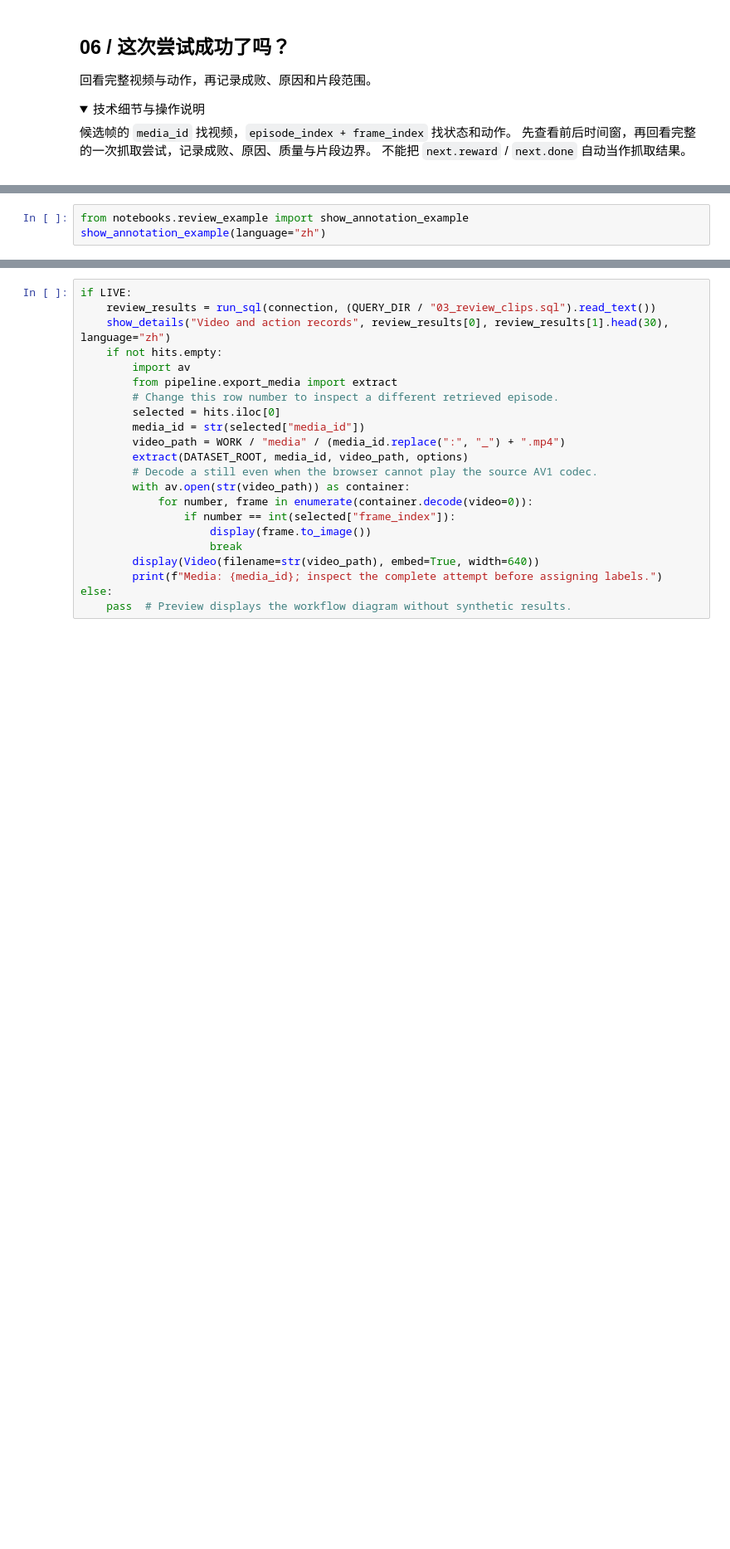
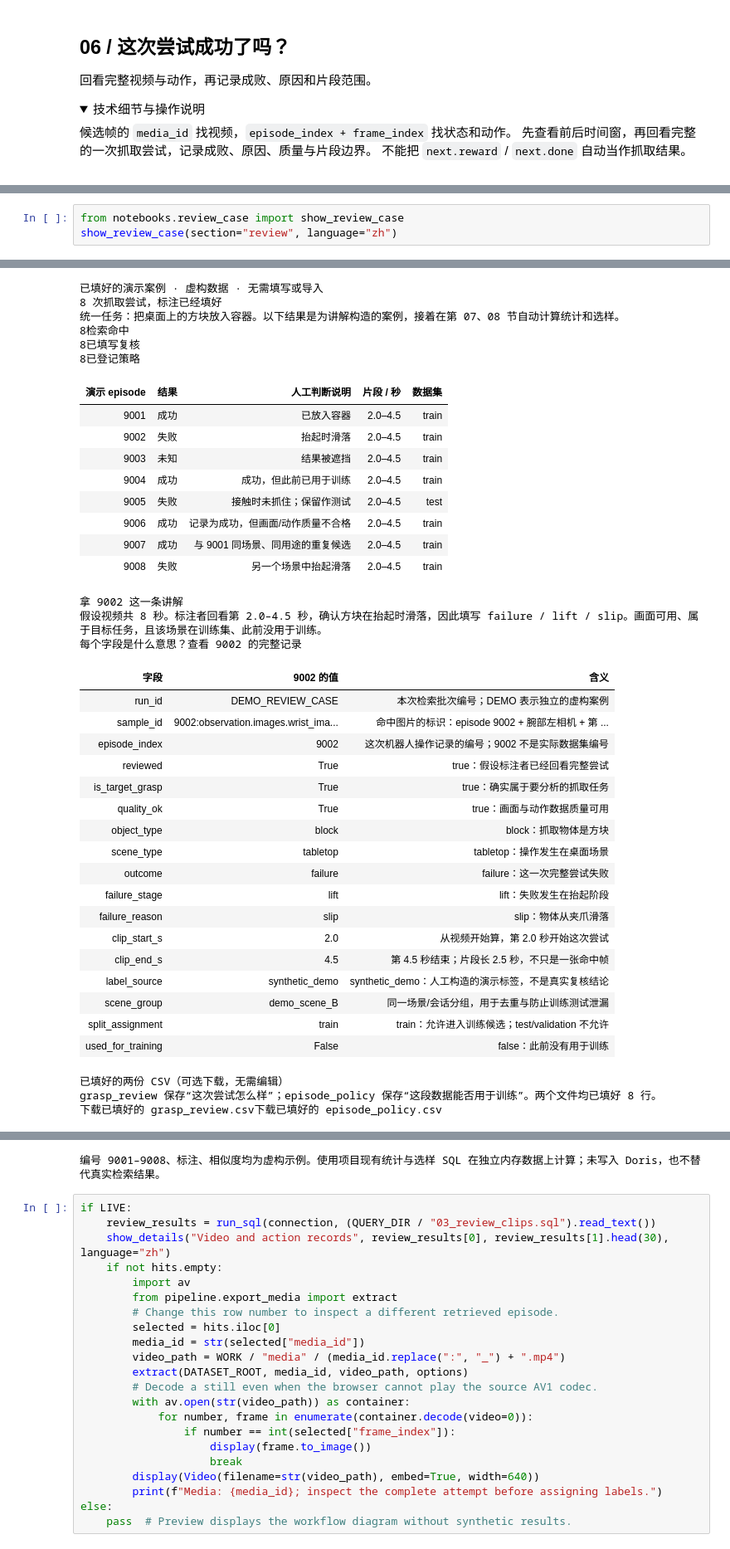
Before and after one commit to Gabriel39/RoboLens, a Jupyter notebook: notebooks/droid100_end_to_end.ipynb, the cells around one changed output, grey strips where cells are left out. Shown at 83% size. Saved outputs shown, nothing was run; the diff lists cells and outputs as text; folded sections open; blank space fills up the shorter version.

```diff
--- a/notebooks/droid100_end_to_end.ipynb
+++ b/notebooks/droid100_end_to_end.ipynb
@@ -313,6 +313,6 @@ display(SVG(filename=str(PROJECT / "notebooks/assets/06_review.svg")))
 # %% [output]
 [drawing not drawn]
 # %%
-from notebooks.review_example import show_annotation_example
-show_annotation_example(language="zh")
+from notebooks.review_case import show_review_case
+show_review_case(section="review", language="zh")
 # %% [output]
@@ -319,0 +319,39 @@ show_annotation_example(language="zh")
+已填好的演示案例 · 虚构数据 · 无需填写或导入
+8 次抓取尝试，标注已经填好
+统一任务：把桌面上的方块放入容器。以下结果是为讲解构造的案例，接着在第 07、08 节自动计算统计和选样。
+8检索命中
+8已填写复核
+8已登记策略
+| 演示 episode | 结果 | 人工判断说明 | 片段 / 秒 | 数据集 |
+| 9001 | 成功 | 已放入容器 | 2.0–4.5 | train |
+| 9002 | 失败 | 抬起时滑落 | 2.0–4.5 | train |
+| 9003 | 未知 | 结果被遮挡 | 2.0–4.5 | train |
+| 9004 | 成功 | 成功，但此前已用于训练 | 2.0–4.5 | train |
+| 9005 | 失败 | 接触时未抓住；保留作测试 | 2.0–4.5 | test |
+| 9006 | 成功 | 记录为成功，但画面/动作质量不合格 | 2.0–4.5 | train |
+| 9007 | 成功 | 与 9001 同场景、同用途的重复候选 | 2.0–4.5 | train |
+| 9008 | 失败 | 另一个场景中抬起滑落 | 2.0–4.5 | train |
+拿 9002 这一条讲解
+假设视频共 8 秒。标注者回看第 2.0–4.5 秒，确认方块在抬起时滑落，因此填写 failure / lift / slip。画面可用、属于目标任务，且该场景在训练集、此前没用于训练。
+每个字段是什么意思？查看 9002 的完整记录
+| 字段 | 9002 的值 | 含义 |
+| run_id | DEMO_REVIEW_CASE | 本次检索批次编号；DEMO 表示独立的虚构案例 |
+| sample_id | 9002:observation.images.wrist_ima... | 命中图片的标识：episode 9002 + 腕部左相机 + 第 ... |
+| episode_index | 9002 | 这次机器人操作记录的编号；9002 不是实际数据集编号 |
+| reviewed | True | true：假设标注者已经回看完整尝试 |
+| is_target_grasp | True | true：确实属于要分析的抓取任务 |
+| quality_ok | True | true：画面与动作数据质量可用 |
+| object_type | block | block：抓取物体是方块 |
+| scene_type | tabletop | tabletop：操作发生在桌面场景 |
+| outcome | failure | failure：这一次完整尝试失败 |
+| failure_stage | lift | lift：失败发生在抬起阶段 |
+| failure_reason | slip | slip：物体从夹爪滑落 |
+| clip_start_s | 2.0 | 从视频开始算，第 2.0 秒开始这次尝试 |
+| clip_end_s | 4.5 | 第 4.5 秒结束；片段长 2.5 秒，不只是一张命中帧 |
+| label_source | synthetic_demo | synthetic_demo：人工构造的演示标签，不是真实复核结论 |
+| scene_group | demo_scene_B | 同一场景/会话分组，用于去重与防止训练测试泄漏 |
+| split_assignment | train | train：允许进入训练候选；test/validation 不允许 |
+| used_for_training | False | false：此前没有用于训练 |
+已填好的两份 CSV（可选下载，无需编辑）
+grasp_review 保存“这次尝试怎么样”；episode_policy 保存“这段数据能否用于训练”。两个文件均已填好 8 行。
+下载已填好的 grasp_review.csv下载已填好的 episode_policy.csv
@@ -320,3 +367,4 @@ show_annotation_example(language="zh")
+编号 9001–9008、标注、相似度均为虚构示例。使用项目现有统计与选样 SQL 在独立内存数据上计算；未写入 Doris，也不替代真实检索结果。
 # %%
 if LIVE:
     review_results = run_sql(connection, (QUERY_DIR / "03_review_clips.sql").read_text())
```
Also changed, not shown: parts of 5 cells of this notebook, 11 other files.
